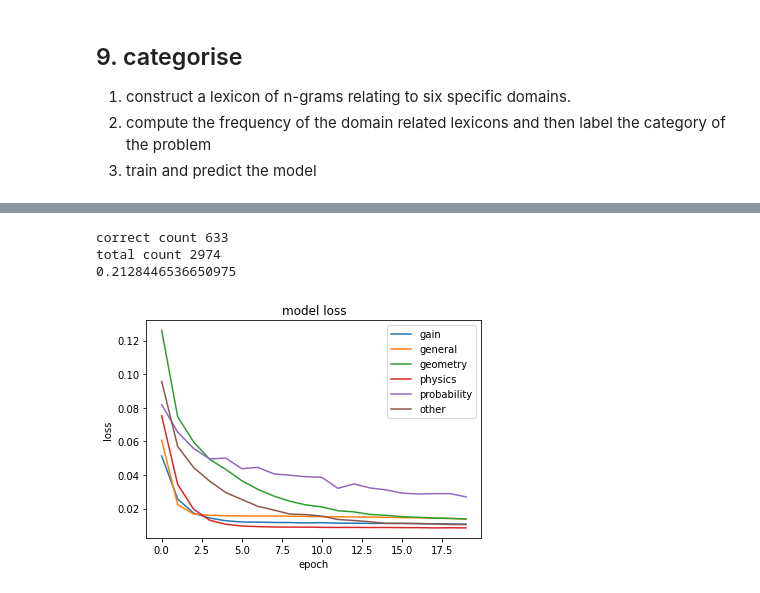
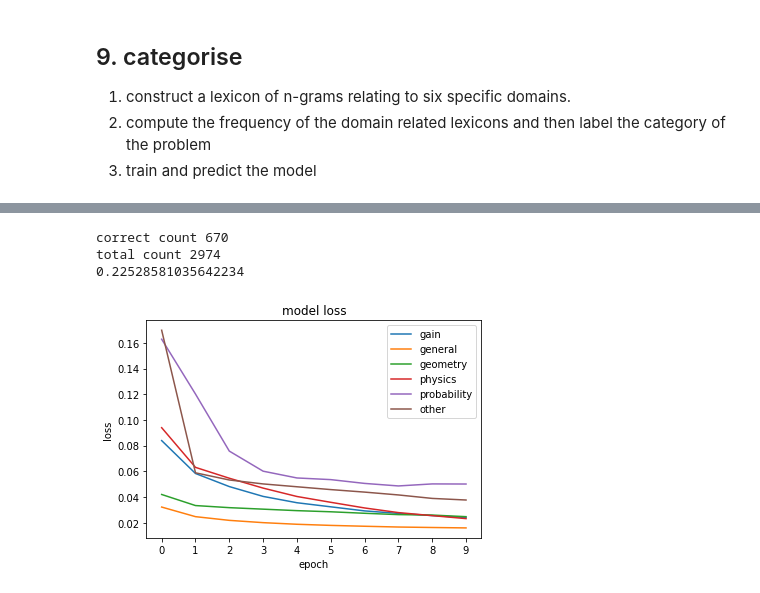
Before and after one commit to Liya-2/Project_MathQA, a Jupyter notebook: 1_TextRegression.ipynb, the cells around one changed output, grey strips where cells are left out. Drawn from its saved outputs; the diff is of its cells as text; code cells hidden in the pictures.

Commit message:
v12:remove a layer

```diff
--- a/1_TextRegression.ipynb
+++ b/1_TextRegression.ipynb
@@ -467,10 +467,9 @@ print(embedding_matrix.shape)
 ### building model ###
 # %%
 LSTM_DIM = 32
-DROPOUT = 0.5
+DROPOUT = 0.2
 ACTIVATION = 'relu'
-OPTIMIZER = 'adam'
-# LOSS = 'mean_squared_error'
+OPTIMIZER = tf.keras.optimizers.Adam(learning_rate=0.0001)
 LOSS = tf.keras.losses.MeanSquaredError()
 HIDDEN_DIM = 16
 
@@ -490,9 +489,8 @@ def buildModel(vsize, inputdim, maxlen, emb_matrix, maxnumbers):
                    weights=[emb_matrix],
                    trainable=False)(text_input)
 
-    z = LayerNormalization(axis=1)(emb)
+    z = LSTM(LSTM_DIM)(emb)
 
-    z = LSTM(LSTM_DIM)(z)
     z = Dropout(DROPOUT)(z)
 
     z = Dense(HIDDEN_DIM, activation=ACTIVATION)(z)
@@ -532,16 +530,17 @@ Trainable params: 43,294
 Non-trainable params: 2,429,100
 __________________________________________________________________________________________________
 # %%
-EPOCHS = 20
+EPOCHS = 10
+BATCH_SIZE = 50
 subindex1 = 0
-subindex2 = 290
+subindex2 = 500
 
 m = model.fit(
 #     x=[x_train[subindex1:subindex2], norm_x_train_num[subindex1:subindex2]],
 #     y=y_train[subindex1:subindex2],
     x=[x_train, norm_x_train_num],
     y=y_train,
-    batch_size=50,
+    batch_size=BATCH_SIZE,
     epochs=EPOCHS,
     verbose=True,
 )
@@ -682,16 +696,10 @@ def train_cat(label):
     model = buildModel(vocab_size, embedding_dim, sequence_length, embedding_matrix, numbers_length)
 
     # train the model with cat
-    EPOCHS = 20
-    subindex1 = 0
-    subindex2 = 290
-
     m = model.fit(
-#         x=[x_train[subindex1:subindex2], norm_x_train_num[subindex1:subindex2]],
-#         y=y_train[subindex1:subindex2],
         x=[x_train, norm_x_train_num],
         y=y_train,
-        batch_size=50,
+        batch_size=BATCH_SIZE,
         epochs=EPOCHS,
         verbose=True,
     )
@@ -746,2 +754,9 @@ Accuracy:  0.1871345029239766
 
 *********************
+# %%
+for i in range(len(cat_label)):
+    print("label: ", cat_label[i])
+    print('correct count: ', cor_count_list[i])
+    print('total count: ', total_count_list[i])
+    print("Accuracy: ", ACC_list[i])
+    print('************************************')
@@ -750,19 +783,20 @@ print("correct count", sum(cor_count_list))
 print("total count", sum(total_count_list))
 print(sum(cor_count_list) / sum(total_count_list))
 # %% [output]
-correct count 633
+correct count 670
 total count 2974
-0.2128446536650975
+0.22528581035642234
 # %%
 # show the loss
 
 for i in range(len(m_list)):
     plt.plot(m_list[i].history['loss'])
     plt.title('model loss')
     plt.ylabel('loss')
     plt.xlabel('epoch')
+    plt.xticks(np.arange(0, EPOCHS))
 
 plt.legend(cat_label, loc='upper right')
 plt.show()
 # %% [output]
-[figure, old version]
+[figure, new version]
```
Also changed, not shown: parts of 10 cells of this notebook.
